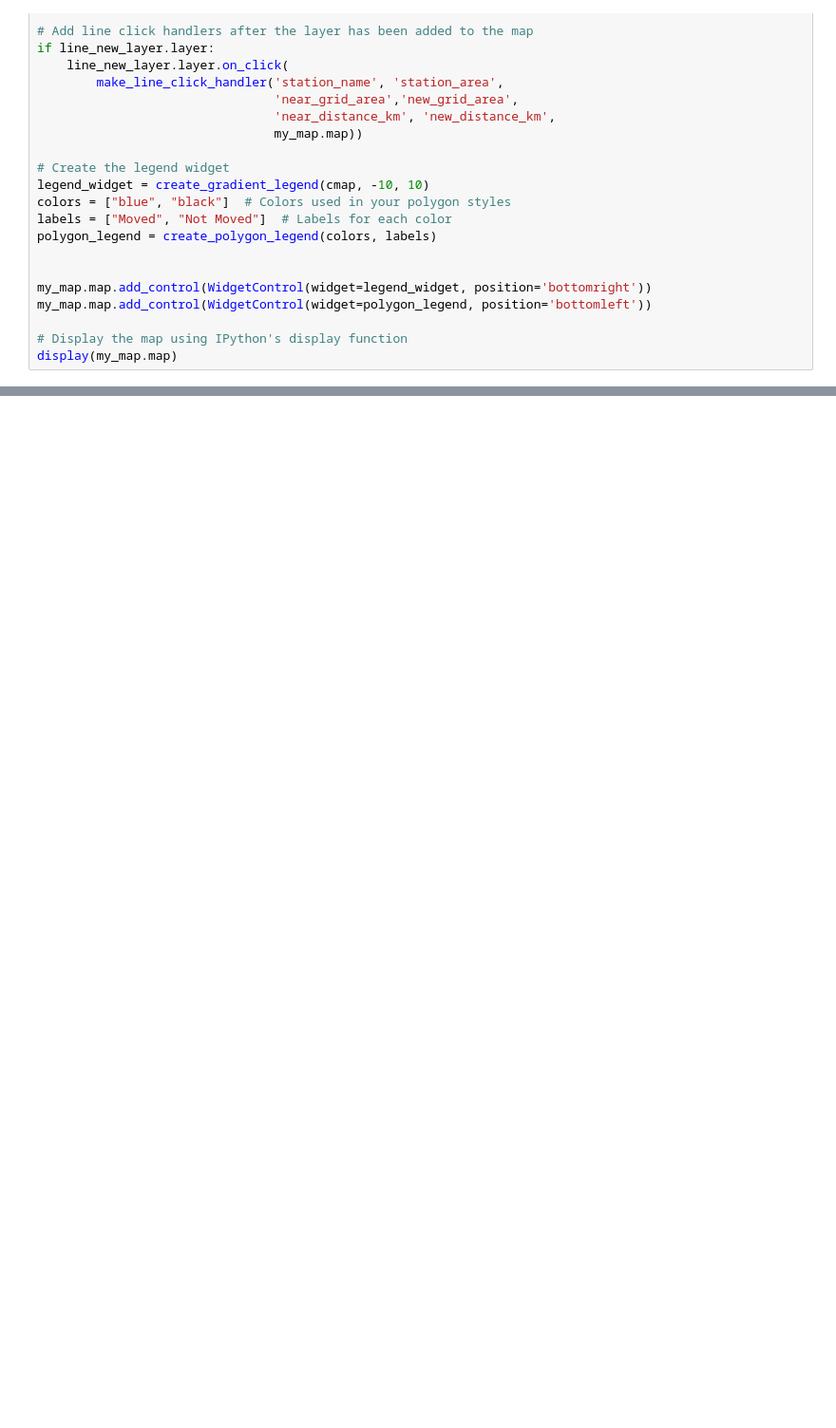
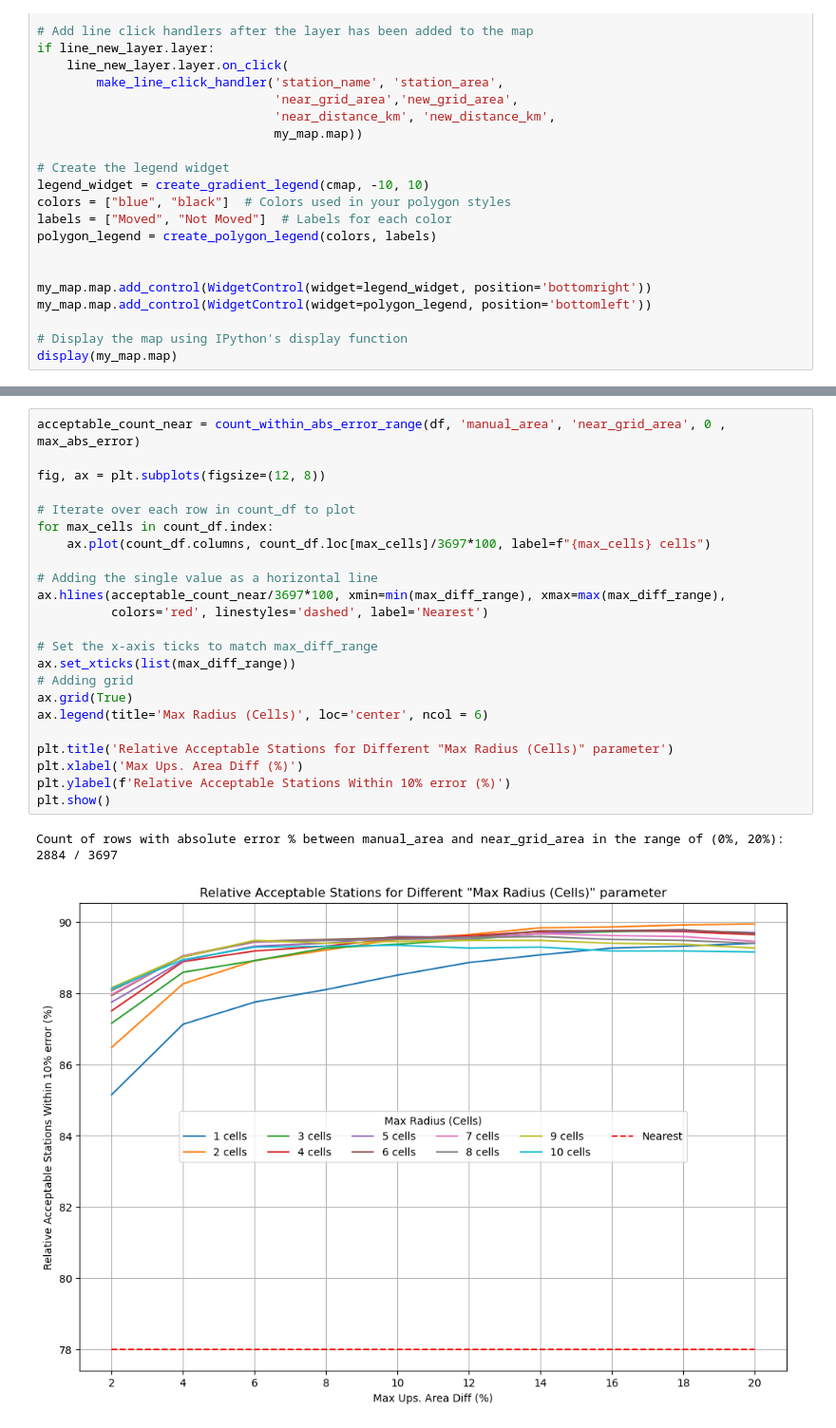
Before and after one commit to ecmwf/hat, a Jupyter notebook: notebooks/examples/5_station_mapping.ipynb, the cells around one changed output, grey strips where cells are left out. Shown: that part at 95% size. Drawn from its saved outputs; the diff is of its cells as text; blank space fills up the shorter version.

```diff
--- a/notebooks/examples/5_station_mapping.ipynb
+++ b/notebooks/examples/5_station_mapping.ipynb
@@ -110,0 +149,26 @@ count_df = pd.DataFrame(count_matrix, index=max_cells_range, columns=max_diff_ra
+# %%
+acceptable_count_near = count_within_abs_error_range(df, 'manual_area', 'near_grid_area', 0 , max_abs_error)
+
+fig, ax = plt.subplots(figsize=(12, 8))
+
+# Iterate over each row in count_df to plot
+for max_cells in count_df.index:
+    ax.plot(count_df.columns, count_df.loc[max_cells]/3697*100, label=f"{max_cells} cells")
+
+# Adding the single value as a horizontal line
+ax.hlines(acceptable_count_near/3697*100, xmin=min(max_diff_range), xmax=max(max_diff_range),
+          colors='red', linestyles='dashed', label='Nearest')
+
+# Set the x-axis ticks to match max_diff_range
+ax.set_xticks(list(max_diff_range))
+# Adding grid
+ax.grid(True)
+ax.legend(title='Max Radius (Cells)', loc='center', ncol = 6)
+
+plt.title('Relative Acceptable Stations for Different "Max Radius (Cells)" parameter')
+plt.xlabel('Max Ups. Area Diff (%)')
+plt.ylabel(f'Relative Acceptable Stations Within 10% error (%)')
+plt.show()
+# %% [output]
+Count of rows with absolute error % between manual_area and near_grid_area in the range of (0%, 20%): 2884 / 3697
+[figure, added]
```
Also changed, not shown: parts of 4 cells of this notebook.
